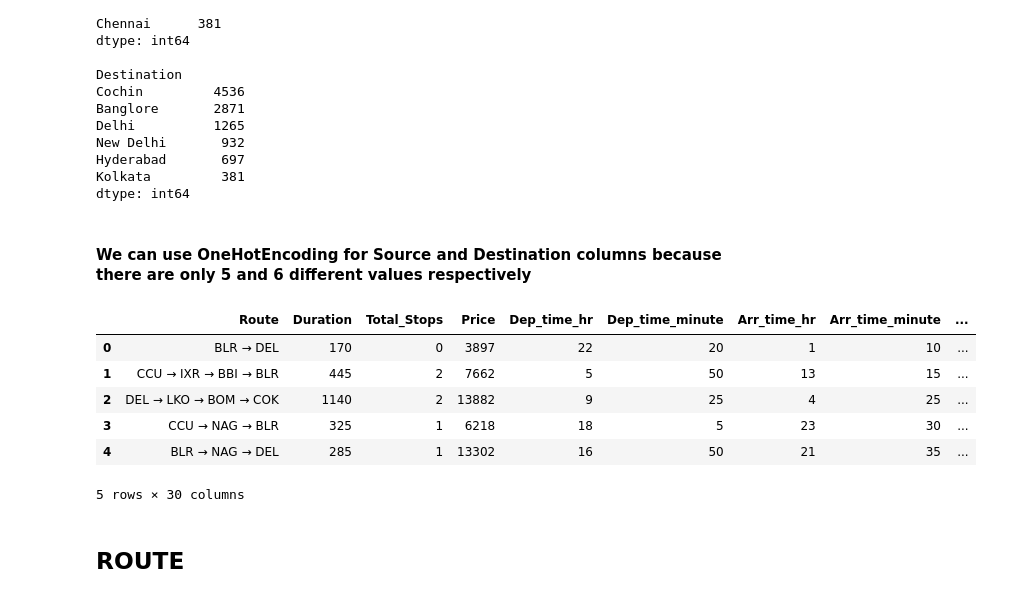
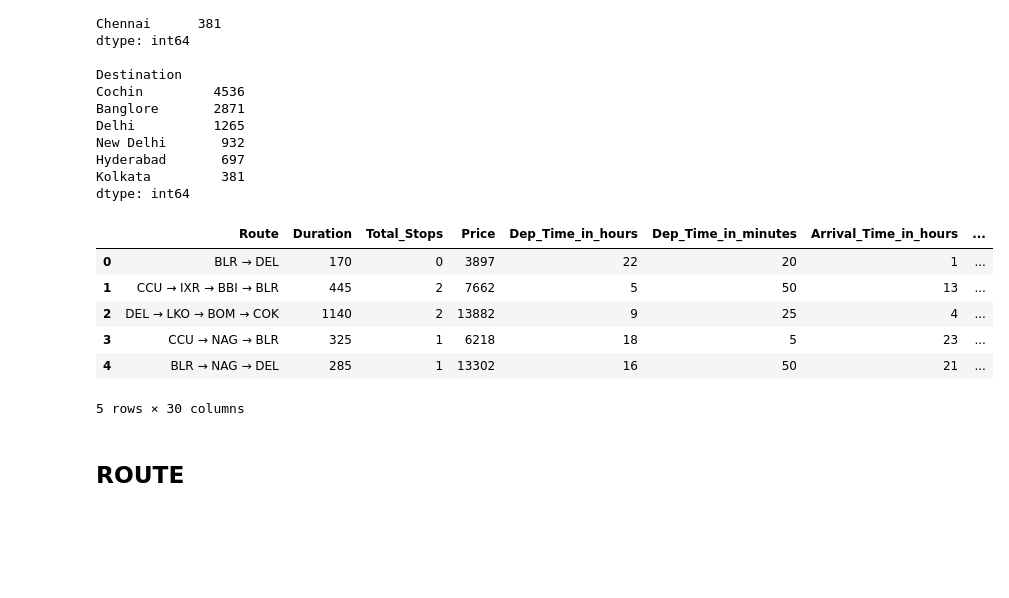
Before and after one commit to Spartan-119/Project-Pro, a Jupyter notebook: Flight Ticket Price Predictor/FTPP.ipynb, the cells around one changed output. Cells and saved outputs as stored; diff of their text form; code cells hidden in the pictures; blank space fills up the shorter version.

```diff
--- a/Flight Ticket Price Predictor/FTPP.ipynb
+++ b/Flight Ticket Price Predictor/FTPP.ipynb
@@ -186,11 +192,10 @@ Additional_Info            object
 Price                       int64
 dtype: object
 # %%
-#extracting hours and minutes from the departure and arrival times
-data['Dep_time_hr']=data['Dep_Time'].dt.hour
-data['Dep_time_minute']=data['Dep_Time'].dt.minute
-data['Arr_time_hr']=data['Arrival_Time'].dt.hour
-data['Arr_time_minute']=data['Arrival_Time'].dt.minute
+data['Dep_Time_in_hours'] = data['Dep_Time'].dt.hour
+data['Dep_Time_in_minutes'] = data['Dep_Time'].dt.minute
+data['Arrival_Time_in_hours'] = data['Arrival_Time'].dt.hour
+data['Arrival_Time_in_minutes'] = data['Arrival_Time'].dt.minute
 
 data.head()
 # %% [output]
@@ -227,9 +232,8 @@ data['Date_of_Journey'].dt.year.unique()
 # %% [output]
 array([2019], dtype=int64)
 # %%
-#extracting the month and day from the Date of Journey column
-data['day_of_journey']=data['Date_of_Journey'].dt.day
-data['month_of_journey']=data['Date_of_Journey'].dt.month
+data['Day'] = data['Date_of_Journey'].dt.day
+data['Month'] = data['Date_of_Journey'].dt.month
 
 data.head()
 # %% [output]
@@ -263,13 +265,13 @@ non-stop    3491
 4 stops        1
 Name: Total_Stops, dtype: int64
 # %%
-# mapping non-stop to 0, 1 stop to 1, 2 stops to 2, 3 stops to 3, and 4 stops to 4
-data['Total_Stops']=data['Total_Stops'].map(
-    {'non-stop':0,
-     '1 stop':1,
-     '2 stops':2,
-     '3 stops':3,
-     '4 stops':4})
+data['Total_Stops'] = data['Total_Stops'].map({
+    'non-stop': 0,
+    '1 stop': 1,
+    '2 stops': 2,
+    '3 stops': 3,
+    '4 stops': 4
+})
 # %%
 data.head()
 # %% [output]
@@ -432,19 +431,16 @@ New Delhi       932
 Hyderabad       697
 Kolkata         381
 dtype: int64
-# %% [markdown]
-#### We can use OneHotEncoding for Source and Destination columns because there are only 5 and 6 different values respectively
 # %%
-# Using get_dummies method of pandas for OneHotEncoding
-data=pd.get_dummies(data=data,columns=['Source','Destination'],drop_first=True)
+data = pd.get_dummies(data = data, columns = list1, drop_first = True)
 data.head()
 # %% [output]
-|  | Route | Duration | Total_Stops | Price | Dep_time_hr | Dep_time_minute | Arr_time_hr | Arr_time_minute | ... |
-| 0 | BLR → DEL | 170 | 0 | 3897 | 22 | 20 | 1 | 10 | ... |
-| 1 | CCU → IXR → BBI → BLR | 445 | 2 | 7662 | 5 | 50 | 13 | 15 | ... |
-| 2 | DEL → LKO → BOM → COK | 1140 | 2 | 13882 | 9 | 25 | 4 | 25 | ... |
-| 3 | CCU → NAG → BLR | 325 | 1 | 6218 | 18 | 5 | 23 | 30 | ... |
-| 4 | BLR → NAG → DEL | 285 | 1 | 13302 | 16 | 50 | 21 | 35 | ... |
+|  | Route | Duration | Total_Stops | Price | Dep_Time_in_hours | Dep_Time_in_minutes | Arrival_Time_in_hours | ... |
+| 0 | BLR → DEL | 170 | 0 | 3897 | 22 | 20 | 1 | ... |
+| 1 | CCU → IXR → BBI → BLR | 445 | 2 | 7662 | 5 | 50 | 13 | ... |
+| 2 | DEL → LKO → BOM → COK | 1140 | 2 | 13882 | 9 | 25 | 4 | ... |
+| 3 | CCU → NAG → BLR | 325 | 1 | 6218 | 18 | 5 | 23 | ... |
+| 4 | BLR → NAG → DEL | 285 | 1 | 13302 | 16 | 50 | 21 | ... |
 5 rows × 30 columns
 # %% [markdown]
 ## ROUTE
```
Also changed, not shown: parts of 44 cells of this notebook.
